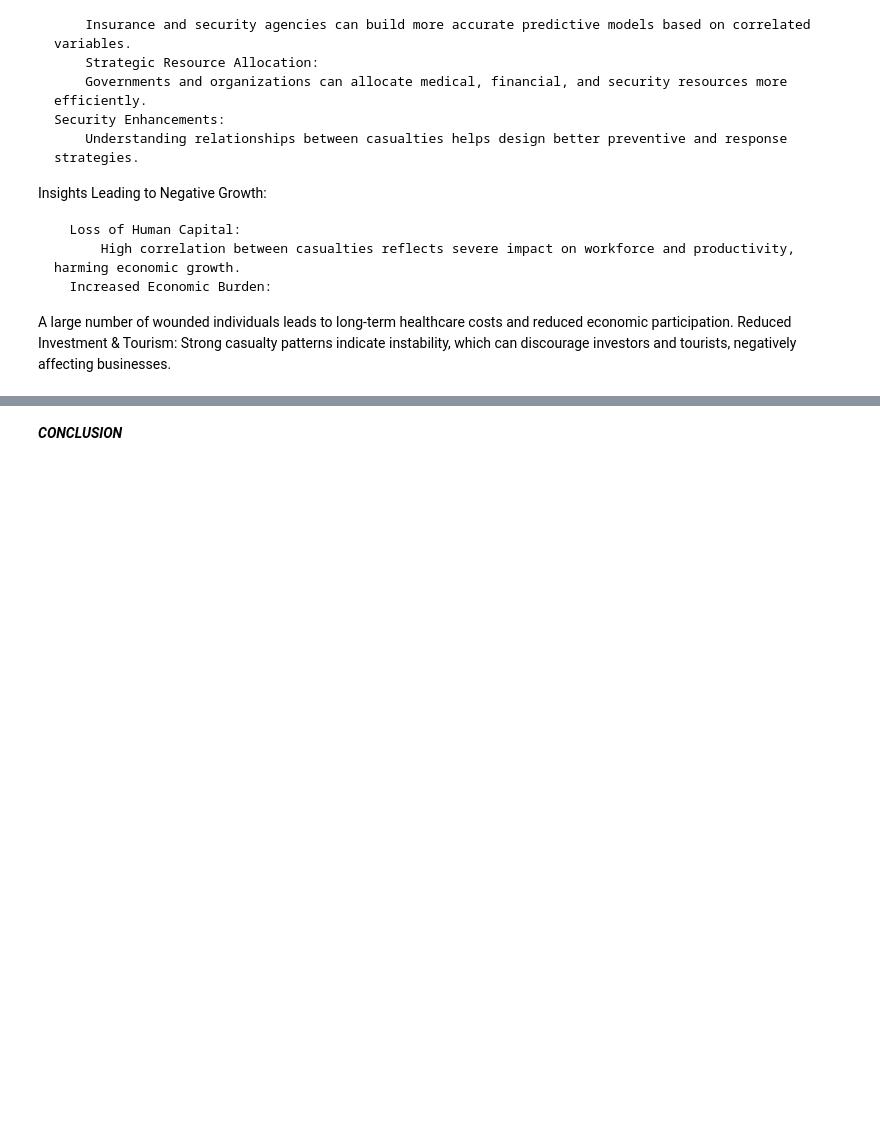
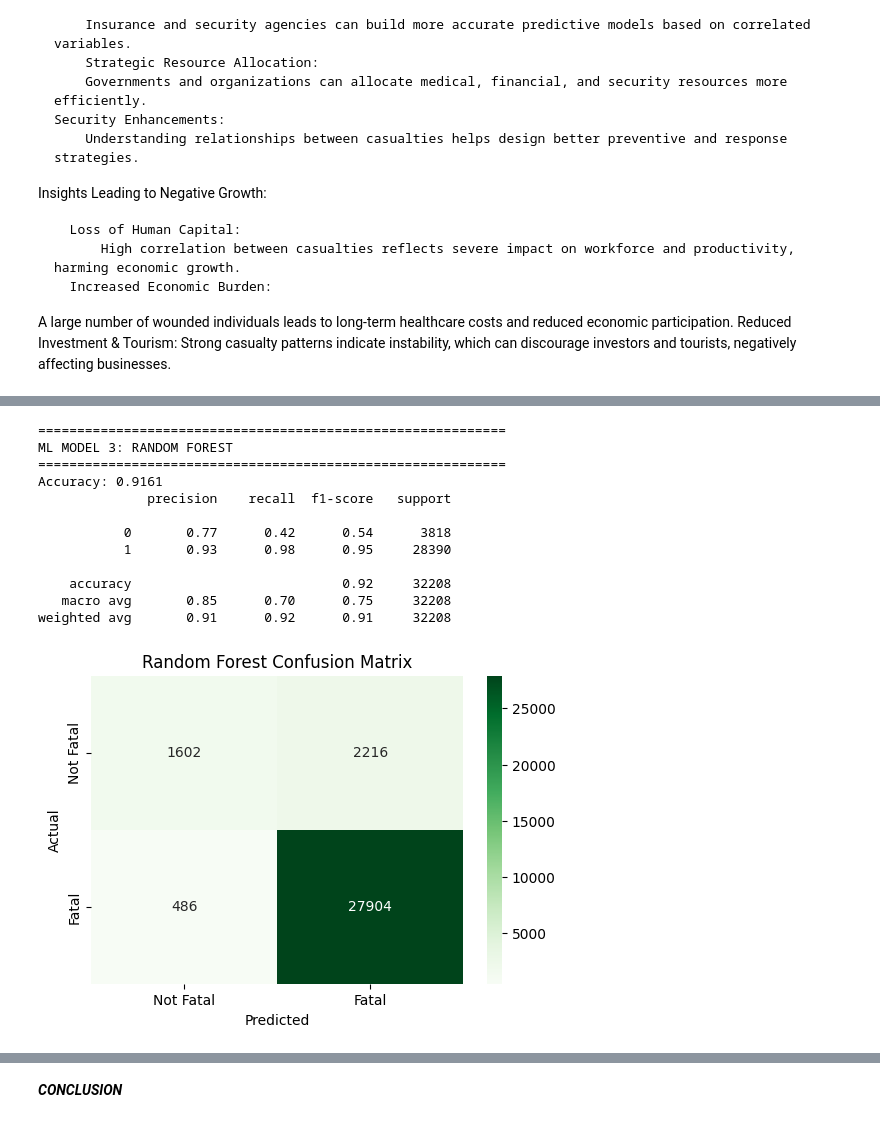
Before and after one commit to dooniteaadi/DATA_SCIENCE_ASSIGNMENT_3, a Jupyter notebook: data_science_assignent3.ipynb, the cells around one changed output, grey strips where cells are left out. Cells and saved outputs as stored; diff of their text form; code cells hidden in the pictures; blank space fills up the shorter version.

```diff
--- a/data_science_assignent3.ipynb
+++ b/data_science_assignent3.ipynb
@@ -1748,0 +2123,37 @@ Strong casualty patterns indicate instability, which can discourage investors an
+# %%
+print("=" * 60)
+print("ML MODEL 3: RANDOM FOREST")
+print("=" * 60)
+
+rf = RandomForestClassifier(n_estimators=100, random_state=42)
+rf.fit(X_train, y_train)
+y_pred_rf = rf.predict(X_test)
+
+acc_rf = accuracy_score(y_test, y_pred_rf)
+print(f"Accuracy: {acc_rf:.4f}")
+print(classification_report(y_test, y_pred_rf))
+
+plt.figure(figsize=(6,4))
+sns.heatmap(confusion_matrix(y_test, y_pred_rf), annot=True, fmt='d',
+            cmap='Greens',
+            xticklabels=['Not Fatal','Fatal'],
+            yticklabels=['Not Fatal','Fatal'])
+plt.title("Random Forest Confusion Matrix")
+plt.xlabel("Predicted")
+plt.ylabel("Actual")
+plt.show()
+results['Random Forest'] = acc_rf
+# %% [output]
+============================================================
+ML MODEL 3: RANDOM FOREST
+============================================================
+Accuracy: 0.9161
+              precision    recall  f1-score   support
+
+           0       0.77      0.42      0.54      3818
+           1       0.93      0.98      0.95     28390
+
+    accuracy                           0.92     32208
+   macro avg       0.85      0.70      0.75     32208
+weighted avg       0.91      0.92      0.91     32208
+[figure, added]
```
Also changed, not shown: parts of 41 cells of this notebook.
